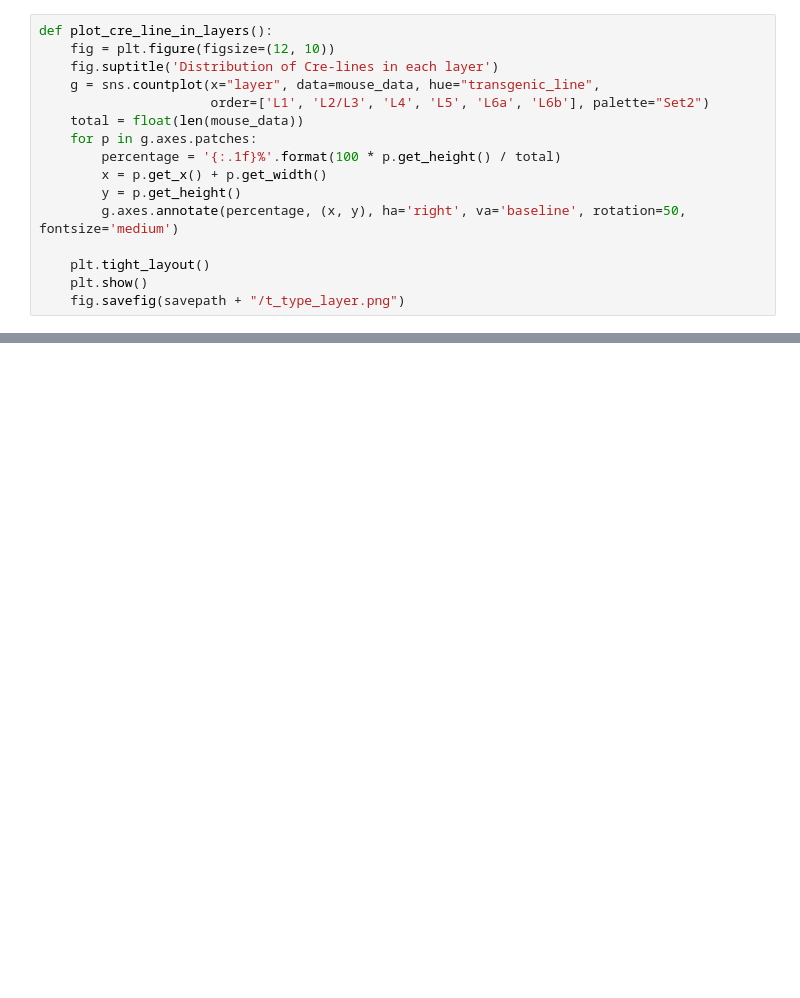
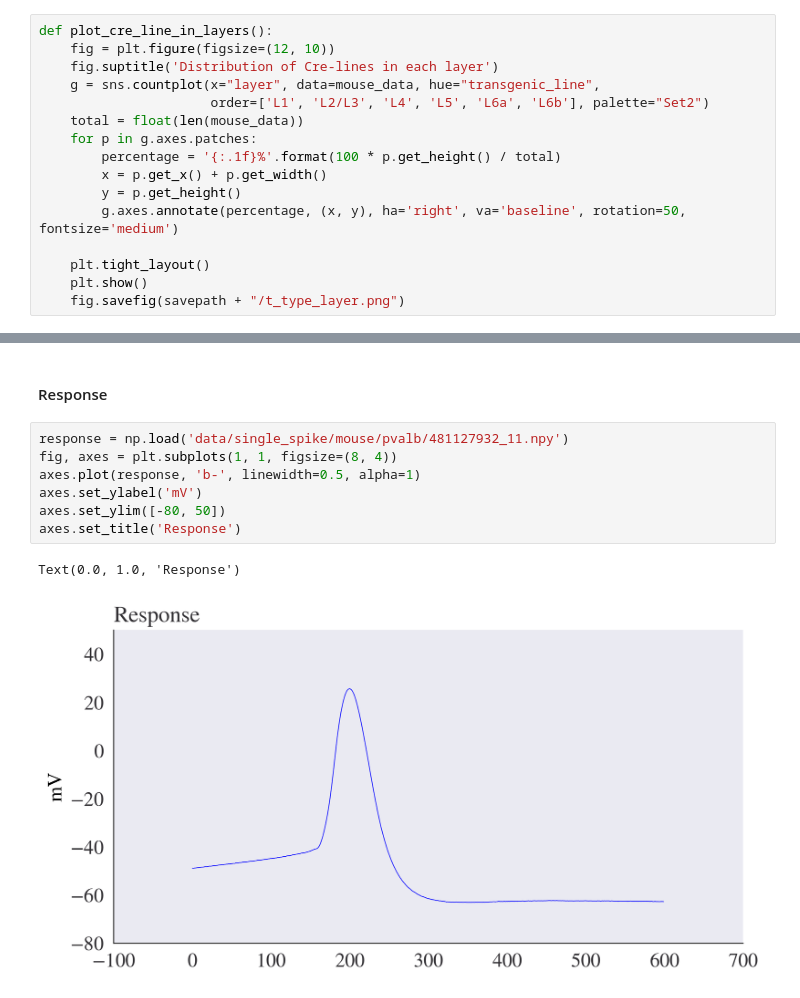
Before and after one commit to ofek181/Neuronal-Cell-Type-Classification, a Jupyter notebook: eda.ipynb, the cells around one changed output, grey strips where cells are left out. Saved outputs shown, nothing was run; the diff lists cells and outputs as text; blank space fills up the shorter version.

```diff
--- a/eda.ipynb
+++ b/eda.ipynb
@@ -138,0 +182,12 @@ plot_cre_line_in_layers()
+# %% [markdown]
+#### Response
+# %%
+response = np.load('data/single_spike/mouse/pvalb/481127932_11.npy')
+fig, axes = plt.subplots(1, 1, figsize=(8, 4))
+axes.plot(response, 'b-', linewidth=0.5, alpha=1)
+axes.set_ylabel('mV')
+axes.set_ylim([-80, 50])
+axes.set_title('Response')
+# %% [output]
+Text(0.0, 1.0, 'Response')
+[figure, added]
```
Also changed, not shown: parts of 35 cells of this notebook, 5 other files.
